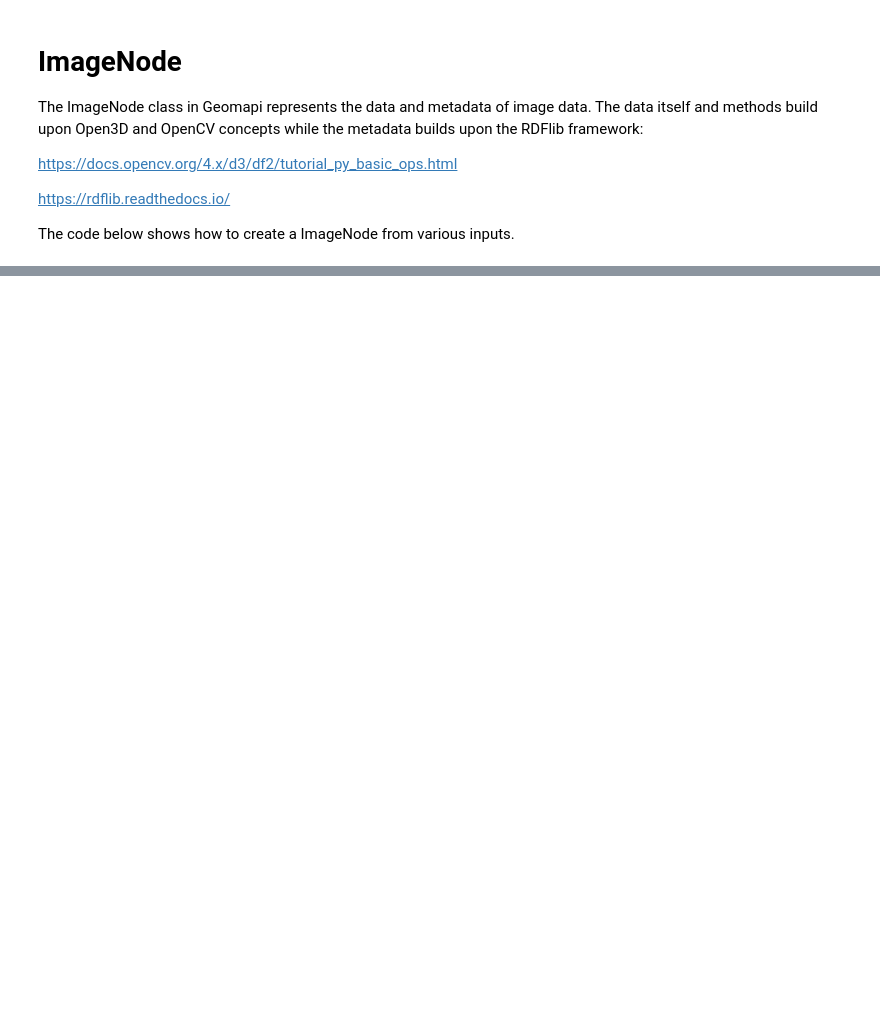
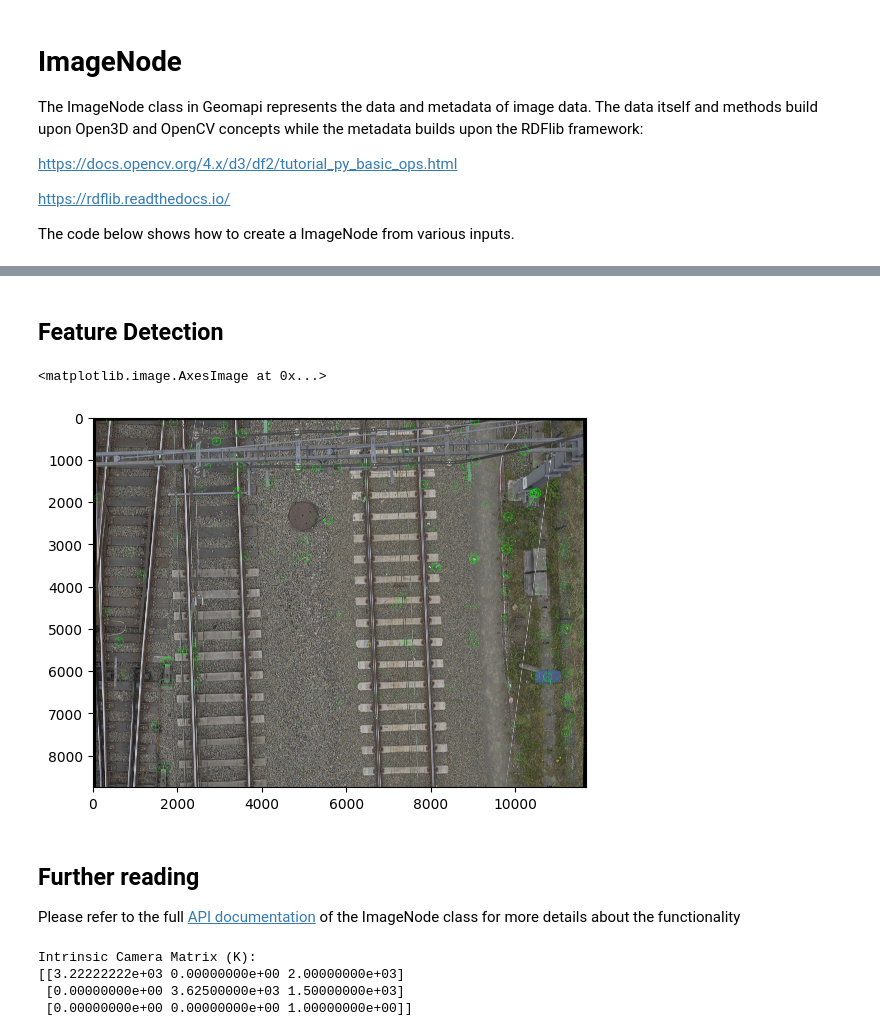
Before and after one commit to KU-Leuven-Geomatics/geomapi, a Jupyter notebook: docs/source/tutorial/tutorial_imagenodes.ipynb, the cells around one changed output, grey strips where cells are left out. Drawn from its saved outputs; the diff is of its cells as text; code cells hidden in the pictures; blank space fills up the shorter version.

```diff
--- a/docs/source/tutorial/tutorial_imagenodes.ipynb
+++ b/docs/source/tutorial/tutorial_imagenodes.ipynb
@@ -350,0 +195,13 @@ print(virtualNode.graph.serialize())
+# %%
+imageNode = ImageNode(graphPath=r"../../../tests\testfiles\graphs\img_graph.ttl",  subject = "images#IMG_8834", loadResource=True)
+
+# World to image
+wp = np.array([-200,-10,-50])
+uv, depths = imageNode.world_to_pixel_coordinates(wp)
+
+print(uv, depths)
+
+# Image to world
+wp_back = imageNode.pixel_to_world_coordinates(uv, depths)
+
+print(wp_back)
@@ -350,0 +228,61 @@ print(virtualNode.graph.serialize())
+# %% [markdown]
+## Feature Detection
+# %%
+from matplotlib import pyplot as plt
+node = ImageNode(path=r"../../..\tests\testfiles\img\IMG_8834.JPG", loadResource=True)
+
+imageNode.get_image_features()
+image = imageNode.draw_keypoints_on_image()
+plt.imshow(image)
+# %% [output]
+<matplotlib.image.AxesImage at 0x...>
+[figure, added]
+# %% [markdown]
+## Further reading
+
+Please refer to the full [API documentation](../geomapi/geomapi.nodes.Imagenode.rst) of the ImageNode class for more details about the functionality
+# %%
+
+def compute_intrinsic_matrix(focal_length_mm, focal_length_35mm, image_width, image_height):
+    # Step 1: Compute crop factor
+    crop_factor = focal_length_35mm / focal_length_mm
+
+    # Step 2: Assume full-frame sensor is 36x24 mm
+    full_frame_width_mm = 36.0
+    full_frame_height_mm = 24.0
+
+    # Step 3: Estimate sensor size
+    sensor_width_mm = full_frame_width_mm / crop_factor
+    sensor_height_mm = full_frame_height_mm / crop_factor
+
+    # Step 4: Convert focal length from mm to pixels
+    fx = (focal_length_mm / sensor_width_mm) * image_width
+    fy = (focal_length_mm / sensor_height_mm) * image_height
+
+    # Step 5: Assume principal point is at the center
+    cx = image_width / 2.0
+    cy = image_height / 2.0
+
+    # Step 6: Construct intrinsic matrix
+    K = np.array([
+        [fx,  0,  cx],
+        [ 0, fy,  cy],
+        [ 0,  0,   1]
+    ])
+
+    return K
+
+# Example usage
+focal_length_mm = 4.15            # from EXIF: FocalLength
+focal_length_35mm = 29            # from EXIF: FocalLengthIn35mmFilm
+image_width = 4000                # in pixels
+image_height = 3000               # in pixels
+
+K = compute_intrinsic_matrix(focal_length_mm, focal_length_35mm, image_width, image_height)
+print("Intrinsic Camera Matrix (K):")
+print(K)
+# %% [output]
+Intrinsic Camera Matrix (K):
+[[3.22222222e+03 0.00000000e+00 2.00000000e+03]
+ [0.00000000e+00 3.62500000e+03 1.50000000e+03]
+ [0.00000000e+00 0.00000000e+00 1.00000000e+00]]
```
Also changed, not shown: parts of 73 cells of this notebook, 21 other files.
